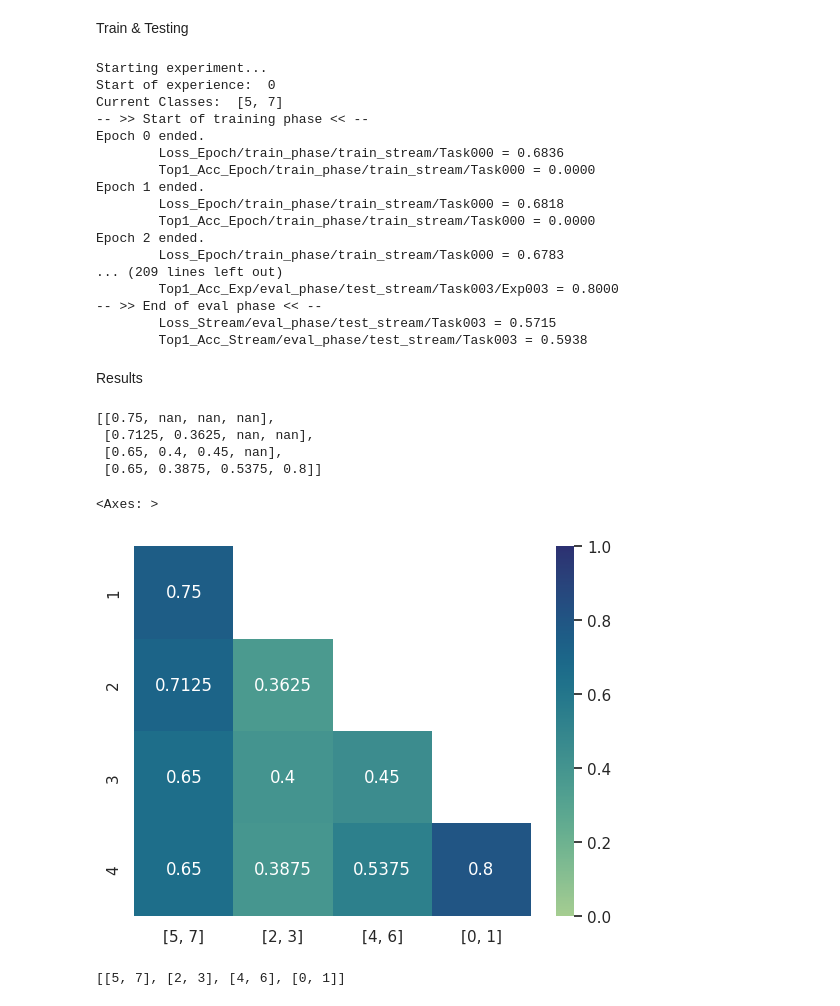
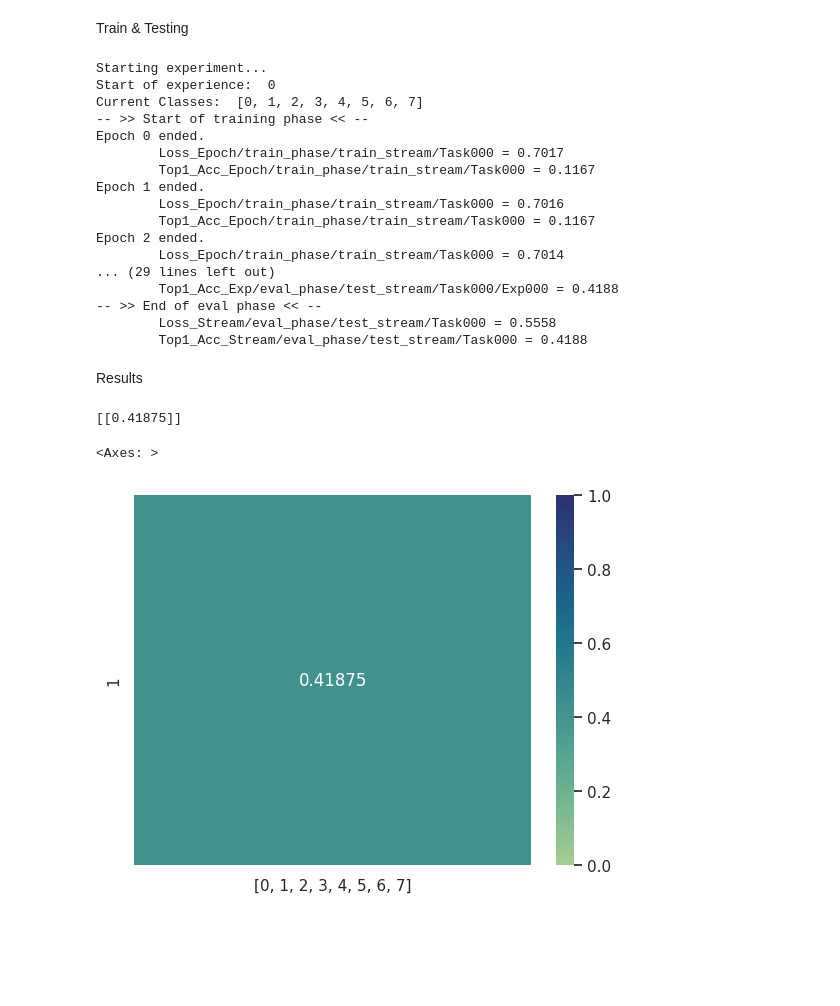
Before and after one commit to CristianMorasso/InceptionTimeXICaRL, a Jupyter notebook: InceptionTimeXiCarl.ipynb, the cells around one changed output. Saved outputs shown, nothing was run; the diff lists cells and outputs as text; code cells hidden in the pictures; blank space fills up the shorter version.

```diff
--- a/InceptionTimeXiCarl.ipynb
+++ b/InceptionTimeXiCarl.ipynb
@@ -331,17 +350,18 @@ Dataset
 # %%
-#from avalanche.benchmarks.utils.classification_dataset import ClassificationDataset
+
 from avalanche.benchmarks.utils import make_classification_dataset
 from torch.utils.data.dataset import TensorDataset
 from avalanche.benchmarks.utils import AvalancheDataset
 
-X, y, splits = combine_split_data([X_train, X_test], [y_train, y_test])
+#X, y, splits = combine_split_data([X_train, X_test], [y_train, y_test])
 
-vars = X.shape[1]
-out = len(set(y))
+vars = X_train.shape[1]
+out = len(set(y_train))
 
-y_int = [int(float(numeric_string)) for numeric_string in y]
-y_train_int = np.array(y_int)[np.array(splits[0])]
-y_test_int = np.array(y_int)[np.array(splits[1])]
+y_train_int = np.array([int(float(numeric_string)) for numeric_string in y_train])
+y_test_int = np.array([int(float(numeric_string)) for numeric_string in y_test])
+# y_train_int = np.array(y_int)[np.array(splits[0])]
+# y_test_int = np.array(y_int)[np.array(splits[1])]
 y_train_int = y_train_int -1
 y_test_int = y_test_int -1
 
@@ -374,9 +418,8 @@ Benchmark
 # %%
 from avalanche.benchmarks.generators import nc_benchmark, ni_benchmark
-
-
+numExp = 1
 scenario = nc_benchmark(
-    sup_data_train_avds, sup_data_test_avds , n_experiences=4, shuffle=True, seed=1234,task_labels=True
+    sup_data_train_avds, sup_data_test_avds, n_experiences=numExp, shuffle=True, seed=1234, task_labels=True
 )
 
 
@@ -454,18 +495,18 @@ for experience in scenario.train_stream:
 # %% [output]
 Starting experiment...
 Start of experience:  0
-Current Classes:  [5, 7]
+Current Classes:  [0, 1, 2, 3, 4, 5, 6, 7]
 -- >> Start of training phase << --
 Epoch 0 ended.
-        Loss_Epoch/train_phase/train_stream/Task000 = 0.6836
-        Top1_Acc_Epoch/train_phase/train_stream/Task000 = 0.0000
+        Loss_Epoch/train_phase/train_stream/Task000 = 0.7017
+        Top1_Acc_Epoch/train_phase/train_stream/Task000 = 0.1167
 Epoch 1 ended.
-        Loss_Epoch/train_phase/train_stream/Task000 = 0.6818
-        Top1_Acc_Epoch/train_phase/train_stream/Task000 = 0.0000
+        Loss_Epoch/train_phase/train_stream/Task000 = 0.7016
+        Top1_Acc_Epoch/train_phase/train_stream/Task000 = 0.1167
 Epoch 2 ended.
-        Loss_Epoch/train_phase/train_stream/Task000 = 0.6783
-... (209 lines left out)
-        Top1_Acc_Exp/eval_phase/test_stream/Task003/Exp003 = 0.8000
+        Loss_Epoch/train_phase/train_stream/Task000 = 0.7014
+... (29 lines left out)
+        Top1_Acc_Exp/eval_phase/test_stream/Task000/Exp000 = 0.4188
 -- >> End of eval phase << --
-        Loss_Stream/eval_phase/test_stream/Task003 = 0.5715
-        Top1_Acc_Stream/eval_phase/test_stream/Task003 = 0.5938
+        Loss_Stream/eval_phase/test_stream/Task000 = 0.5558
+        Top1_Acc_Stream/eval_phase/test_stream/Task000 = 0.4188
@@ -479,7 +513,10 @@ Epoch 2 ended.
 # %% [markdown]
 Results
 # %%
-disp = range(2,10,2) # 10 = offset(2) * 2 *numExp
+
+offset = 2
+disp = range(2,numExp * offset * 2,2) # 10 = offset(2) * 2 *numExp
+
 temp_Acc = []
 temp_task_acc = []
 Acc_over_Tasks = []
@@ -494,27 +531,20 @@ for a in temp_Acc:
   temp_task_acc = []
 Acc_over_Tasks
 # %% [output]
-[[0.75, nan, nan, nan],
- [0.7125, 0.3625, nan, nan],
- [0.65, 0.4, 0.45, nan],
- [0.65, 0.3875, 0.5375, 0.8]]
+[[0.41875]]
 # %%
 # 50 ep
 # [[0.7625, 0.0, 0.0, 0.0],
 #  [0.7125, 0.4, 0.0, 0.0],
 #  [0.6375, 0.375, 0.5, 0.0],
 #  [0.625, 0.35, 0.4625, 0.775]]
 import seaborn as sns
 #sns.set_theme()
 sns.set_style(style='white')
 
 nan_mask = np.isnan(Acc_over_Tasks)
 sns.heatmap(Acc_over_Tasks, vmin=0, vmax=1,mask = nan_mask, annot=True,fmt='g',
-            yticklabels=range(1, 5), xticklabels=exp_classes, cmap="crest")
+            yticklabels=range(1, numExp+1), xticklabels=exp_classes, cmap="crest")
 # %% [output]
 <Axes: >
-[figure, old version]
+[figure, new version]
-# %%
-exp_classes
-# %% [output]
-[[5, 7], [2, 3], [4, 6], [0, 1]]
```
Also changed, not shown: parts of 20 cells of this notebook.
